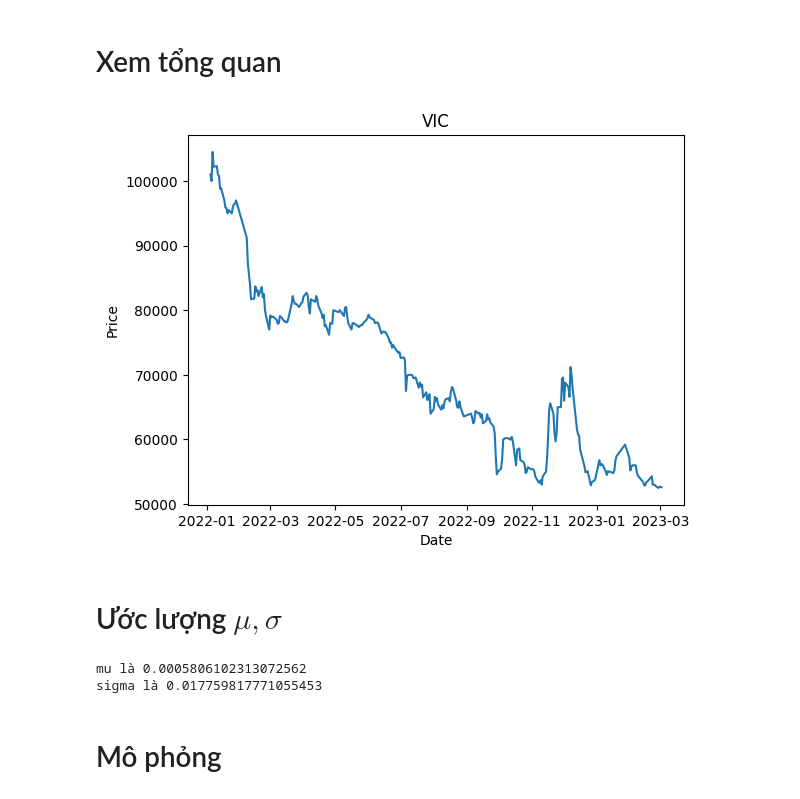
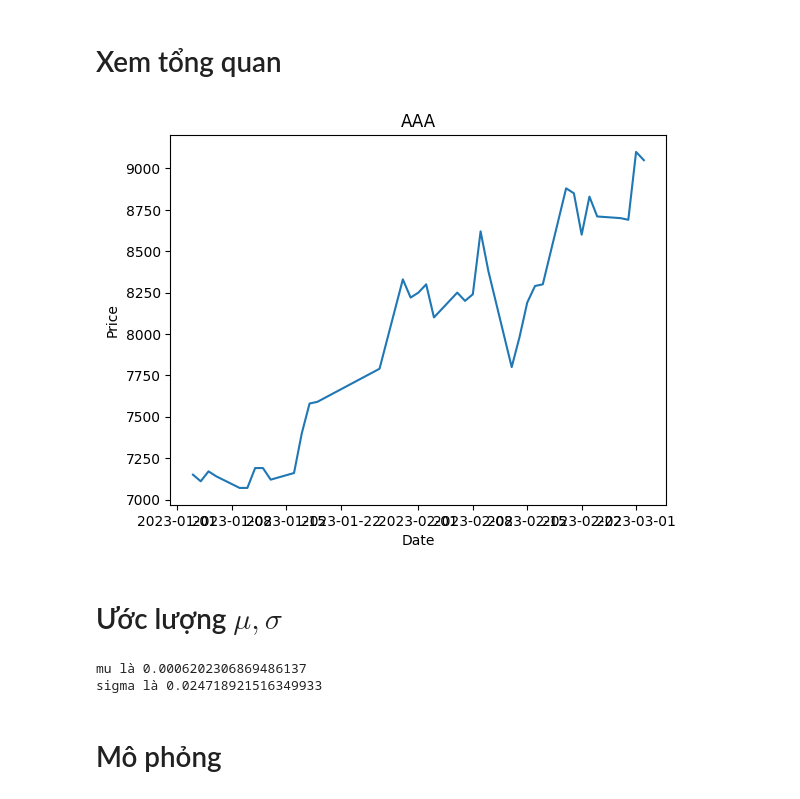
Before and after one commit to khanhtrinh2003/Financial-mathematics, a Jupyter notebook: tren_lop.ipynb, the cells around one changed output. Saved outputs shown, nothing was run; the diff lists cells and outputs as text; code cells hidden in the pictures.

```diff
--- a/tren_lop.ipynb
+++ b/tren_lop.ipynb
@@ -21,16 +21,16 @@ Index(['AAA', 'AAM', 'AAT', 'ABR', 'ABS', 'ABT', 'ACB', 'ACC', 'ACG', 'ACL',
 # %% [markdown]
 # Xem tổng quan
 # %%
-ticker = "VIC"
-vn_df = vn[ticker][vn.index.year >=2022]
+ticker = "AAA"
+vn_df = vn[ticker][vn.index.year >=2023]
 so_lan = len(vn_df)
 plt.plot(vn_df)
 plt.title(f"{ticker}")
 plt.ylabel("Price")
 plt.xlabel("Date")
 plt.show()
 # %% [output]
-[figure, old version]
+[figure, new version]
 # %% [markdown]
 # Ước lượng $\mu, \sigma$
 # %%
@@ -39,8 +39,8 @@ sigma = vn[ticker].pct_change().std()
 print(f"mu là {mu}")
 print(f"sigma là {sigma}")
 # %% [output]
-mu là 0.0005806102313072562
-sigma là 0.017759817771055453
+mu là 0.0006202306869486137
+sigma là 0.024718921516349933
 # %% [markdown]
 # Mô phỏng
 # %% [markdown]
```
Also changed, not shown: parts of 2 cells of this notebook.
